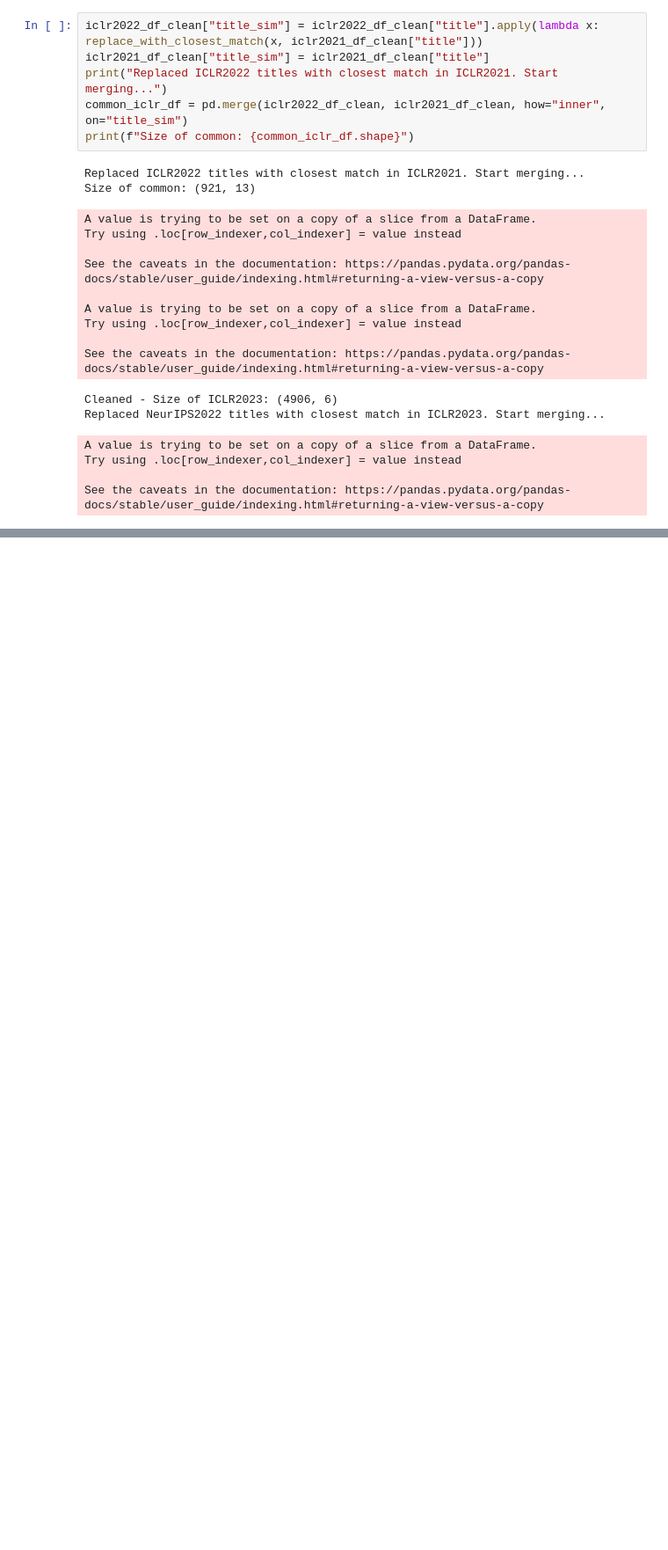
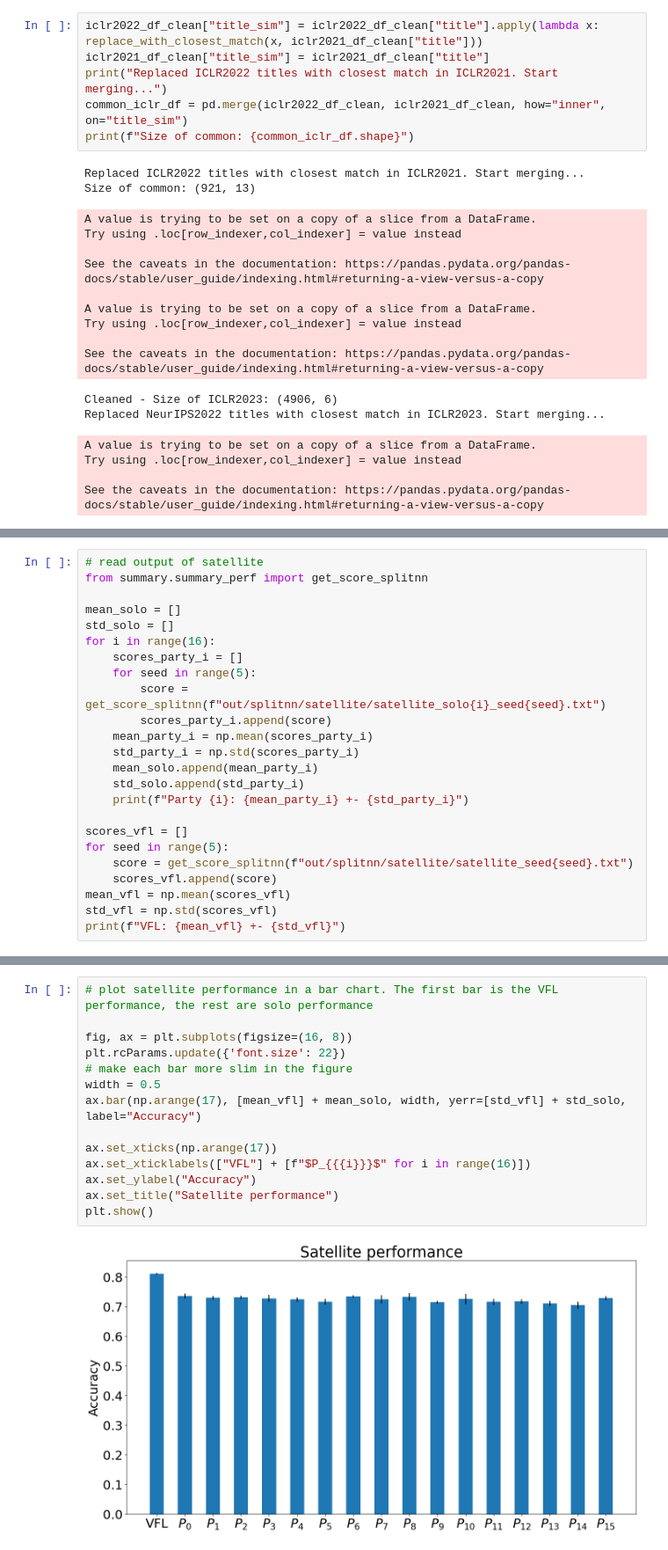
Before and after one commit to Xtra-Computing/VertiBench, a Jupyter notebook: real-data.ipynb, the cells around one changed output, grey strips where cells are left out. Shown at 88% size. Cells and saved outputs as stored; diff of their text form; blank space fills up the shorter version.

```diff
--- a/real-data.ipynb
+++ b/real-data.ipynb
@@ -253,0 +250,24 @@ Hi
+# %%
+# read output of satellite
+from summary.summary_perf import get_score_splitnn
+
+mean_solo = []
+std_solo = []
+for i in range(16):
+    scores_party_i = []
+    for seed in range(5):
+        score = get_score_splitnn(f"out/splitnn/satellite/satellite_solo{i}_seed{seed}.txt")
+        scores_party_i.append(score)
+    mean_party_i = np.mean(scores_party_i)
+    std_party_i = np.std(scores_party_i)
+    mean_solo.append(mean_party_i)
+    std_solo.append(std_party_i)
+    print(f"Party {i}: {mean_party_i} +- {std_party_i}")
+
+scores_vfl = []
+for seed in range(5):
+    score = get_score_splitnn(f"out/splitnn/satellite/satellite_seed{seed}.txt")
+    scores_vfl.append(score)
+mean_vfl = np.mean(scores_vfl)
+std_vfl = np.std(scores_vfl)
+print(f"VFL: {mean_vfl} +- {std_vfl}")
@@ -253,0 +292,16 @@ Hi
+# %%
+# plot satellite performance in a bar chart. The first bar is the VFL performance, the rest are solo performance
+
+fig, ax = plt.subplots(figsize=(16, 8))
+plt.rcParams.update({'font.size': 22})
+# make each bar more slim in the figure
+width = 0.5
+ax.bar(np.arange(17), [mean_vfl] + mean_solo, width, yerr=[std_vfl] + std_solo, label="Accuracy")
+
+ax.set_xticks(np.arange(17))
+ax.set_xticklabels(["VFL"] + [f"$P_{{{i}}}$" for i in range(16)])
+ax.set_ylabel("Accuracy")
+ax.set_title("Satellite performance")
+plt.show()
+# %% [output]
+[figure, added]
```
Also changed, not shown: parts of 3 cells of this notebook, 23 other files.
